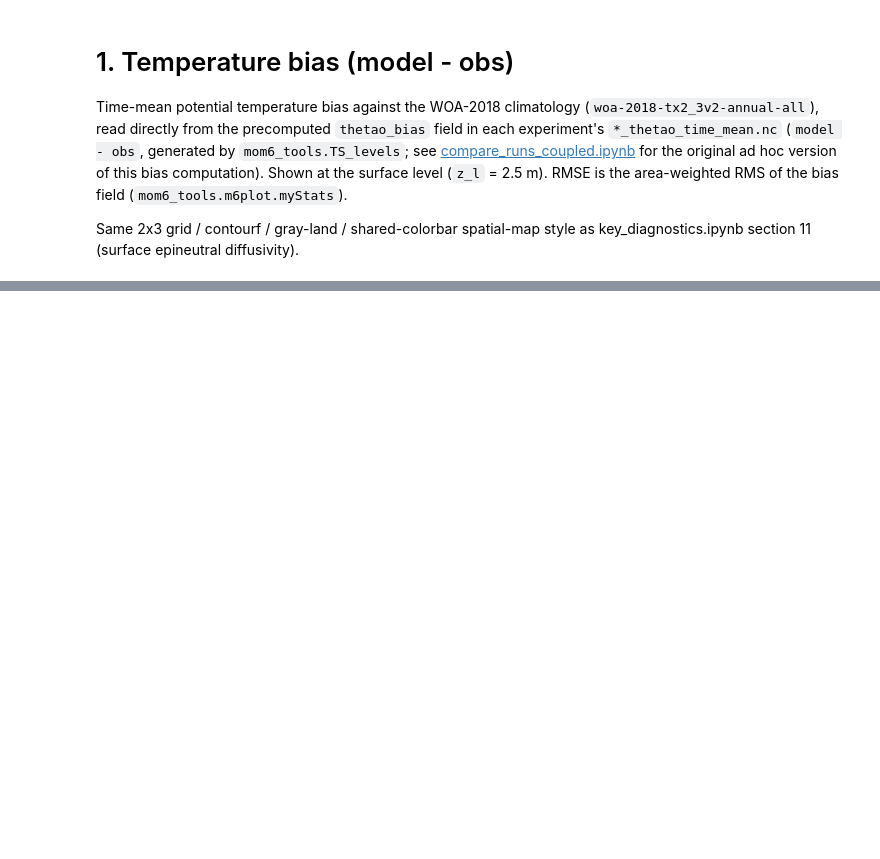
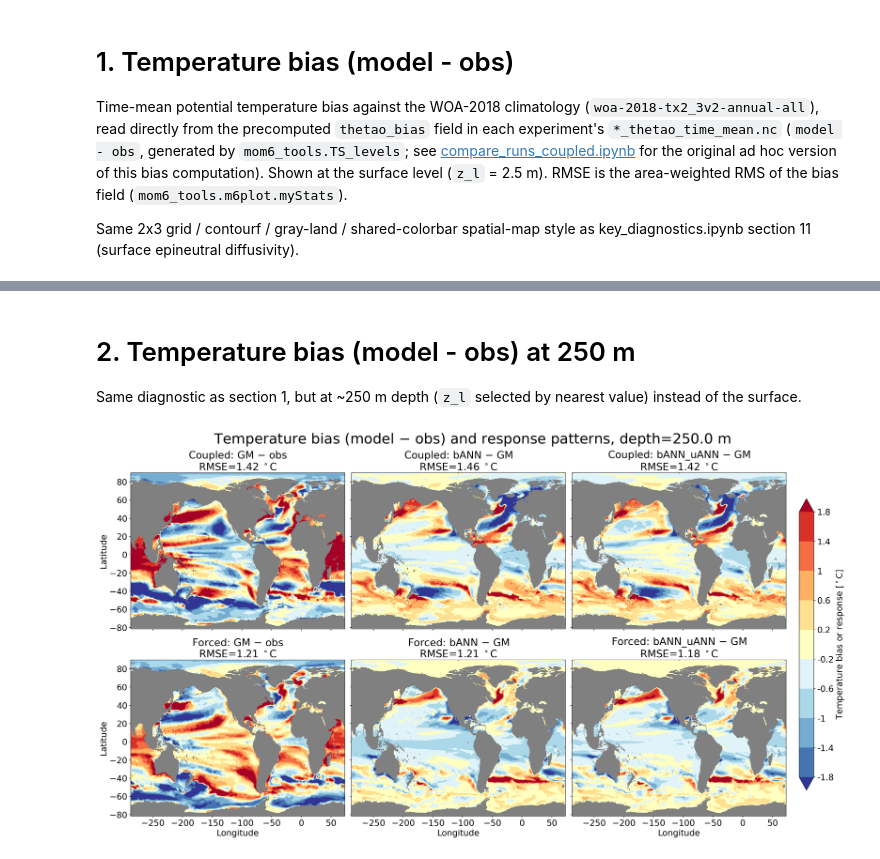
Before and after one commit to m2lines/m2lines-CESM3-diagnostics, a Jupyter notebook: notebooks/biases.ipynb, the cells around one changed output, grey strips where cells are left out. Drawn from its saved outputs; the diff is of its cells as text; code cells hidden in the pictures; blank space fills up the shorter version.

```diff
--- a/notebooks/biases.ipynb
+++ b/notebooks/biases.ipynb
@@ -161,0 +232,10 @@ plt.show()
+# %% [markdown]
+# 2. Temperature bias (model - obs) at 250 m
+
+Same diagnostic as section 1, but at ~250 m depth
+(`z_l` selected by nearest value) instead of the surface.
+# %%
+# Same diagnostic as section 1, at ~250 m (nearest z_l level).
+plot_thetao_bias_maps(250.0)
+# %% [output]
+[figure, added]
```
Also changed, not shown: parts of 12 cells of this notebook, 1 other file.
